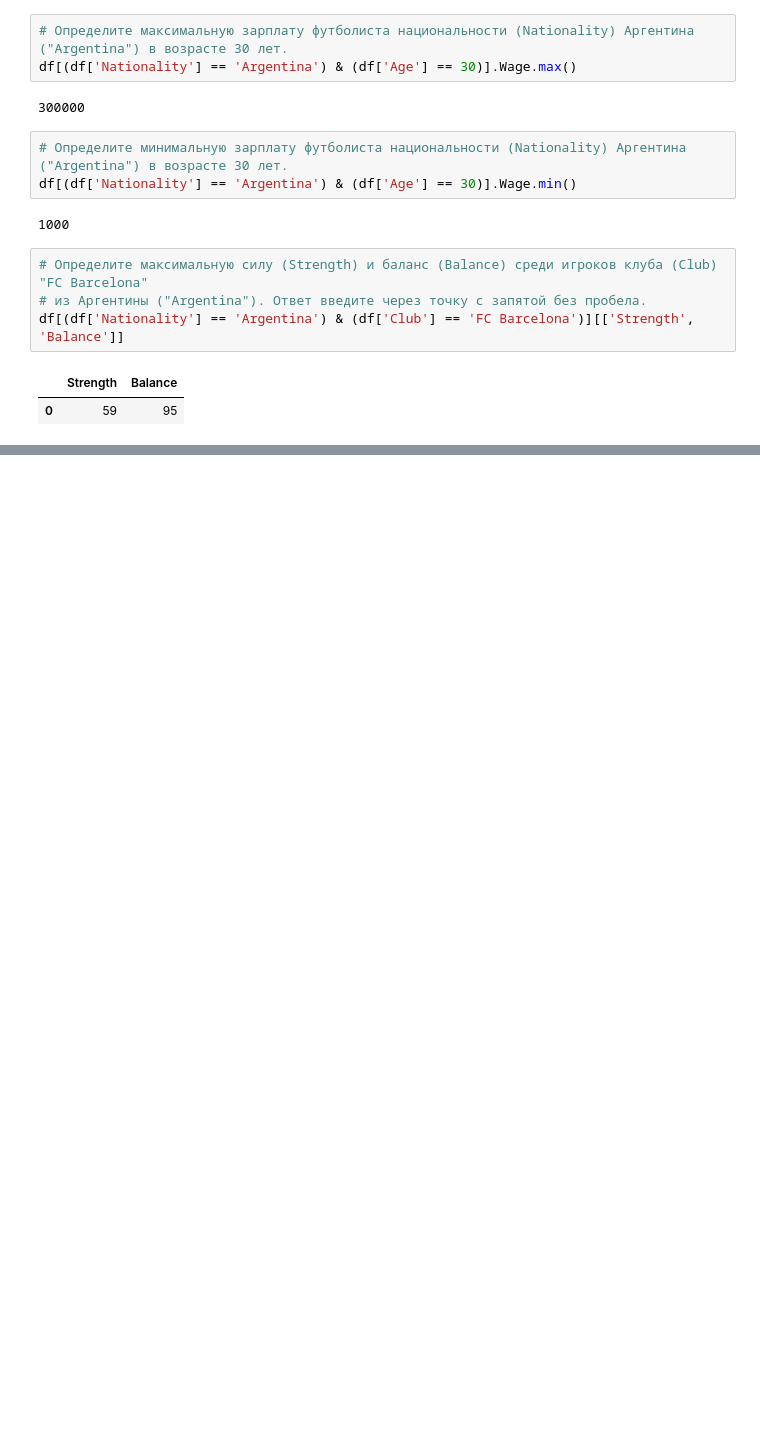
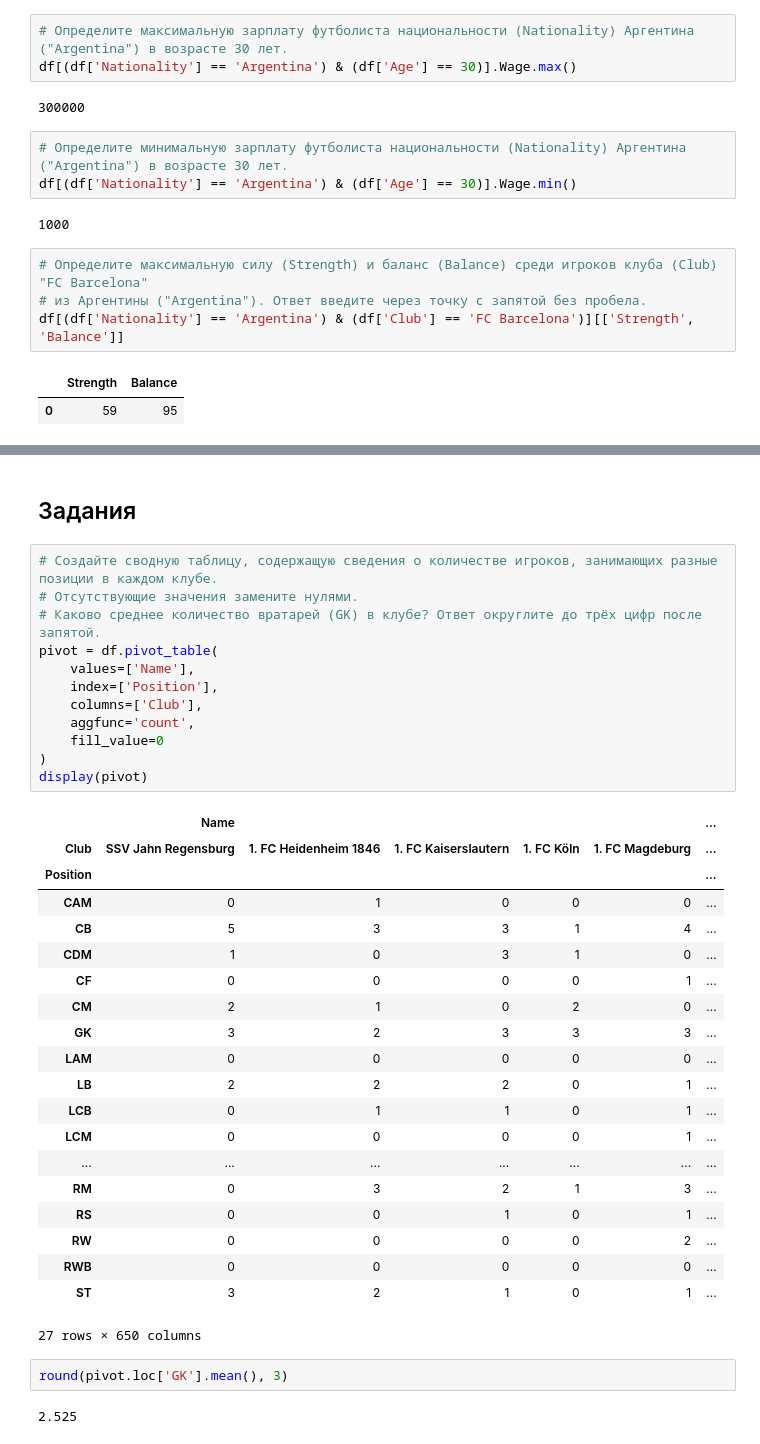
Before and after one commit to demyanchenko/skillfactory, a Jupyter notebook: Lessons_code/PYTHON-6. Методы группировки данных.ipynb, the cells around one changed output, grey strips where cells are left out. Cells and saved outputs as stored; diff of their text form; blank space fills up the shorter version.

```diff
--- a/Lessons_code/PYTHON-6. Методы группировки данных.ipynb
+++ b/Lessons_code/PYTHON-6. Методы группировки данных.ipynb
@@ -513,0 +582,39 @@ df[(df['Nationality'] == 'Argentina') & (df['Club'] == 'FC Barcelona')][['Streng
+# %% [markdown]
+## Задания
+# %%
+# Создайте сводную таблицу, содержащую сведения о количестве игроков, занимающих разные позиции в каждом клубе.
+# Отсутствующие значения замените нулями.
+# Каково среднее количество вратарей (GK) в клубе? Ответ округлите до трёх цифр после запятой.
+pivot = df.pivot_table(
+    values=['Name'],
+    index=['Position'],
+    columns=['Club'],
+    aggfunc='count',
+    fill_value=0
+)
+display(pivot)
+# %% [output]
+|  | Name |  |  |  |  | ... |
+| Club | SSV Jahn Regensburg | 1. FC Heidenheim 1846 | 1. FC Kaiserslautern | 1. FC Köln | 1. FC Magdeburg | ... |
+| Position |  |  |  |  |  | ... |
+| CAM | 0 | 1 | 0 | 0 | 0 | ... |
+| CB | 5 | 3 | 3 | 1 | 4 | ... |
+| CDM | 1 | 0 | 3 | 1 | 0 | ... |
+| CF | 0 | 0 | 0 | 0 | 1 | ... |
+| CM | 2 | 1 | 0 | 2 | 0 | ... |
+| GK | 3 | 2 | 3 | 3 | 3 | ... |
+| LAM | 0 | 0 | 0 | 0 | 0 | ... |
+| LB | 2 | 2 | 2 | 0 | 1 | ... |
+| LCB | 0 | 1 | 1 | 0 | 1 | ... |
+| LCM | 0 | 0 | 0 | 0 | 1 | ... |
+| ... | ... | ... | ... | ... | ... | ... |
+| RM | 0 | 3 | 2 | 1 | 3 | ... |
+| RS | 0 | 0 | 1 | 0 | 1 | ... |
+| RW | 0 | 0 | 0 | 0 | 2 | ... |
+| RWB | 0 | 0 | 0 | 0 | 0 | ... |
+| ST | 3 | 2 | 1 | 0 | 1 | ... |
+27 rows × 650 columns
+# %%
+round(pivot.loc['GK'].mean(), 3)
+# %% [output]
+2.525
```
Also changed, not shown: parts of 9 cells of this notebook.
